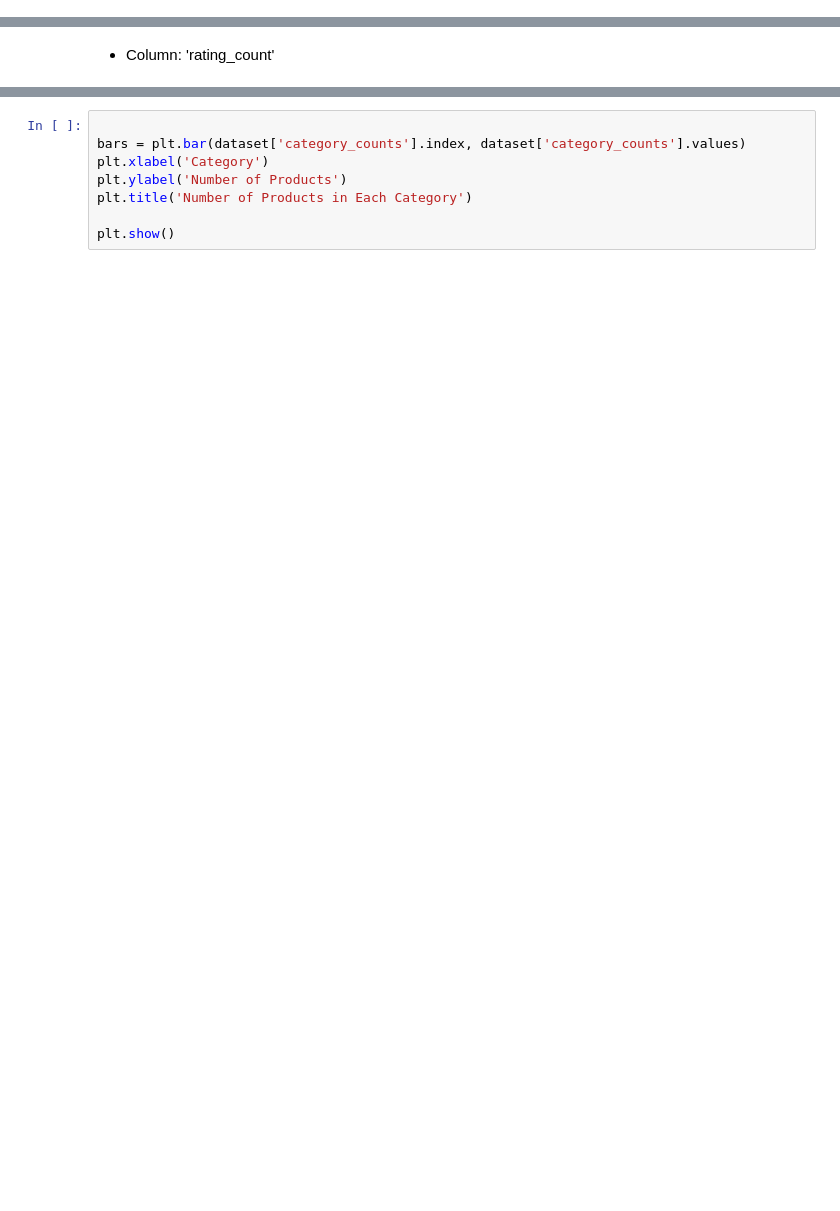
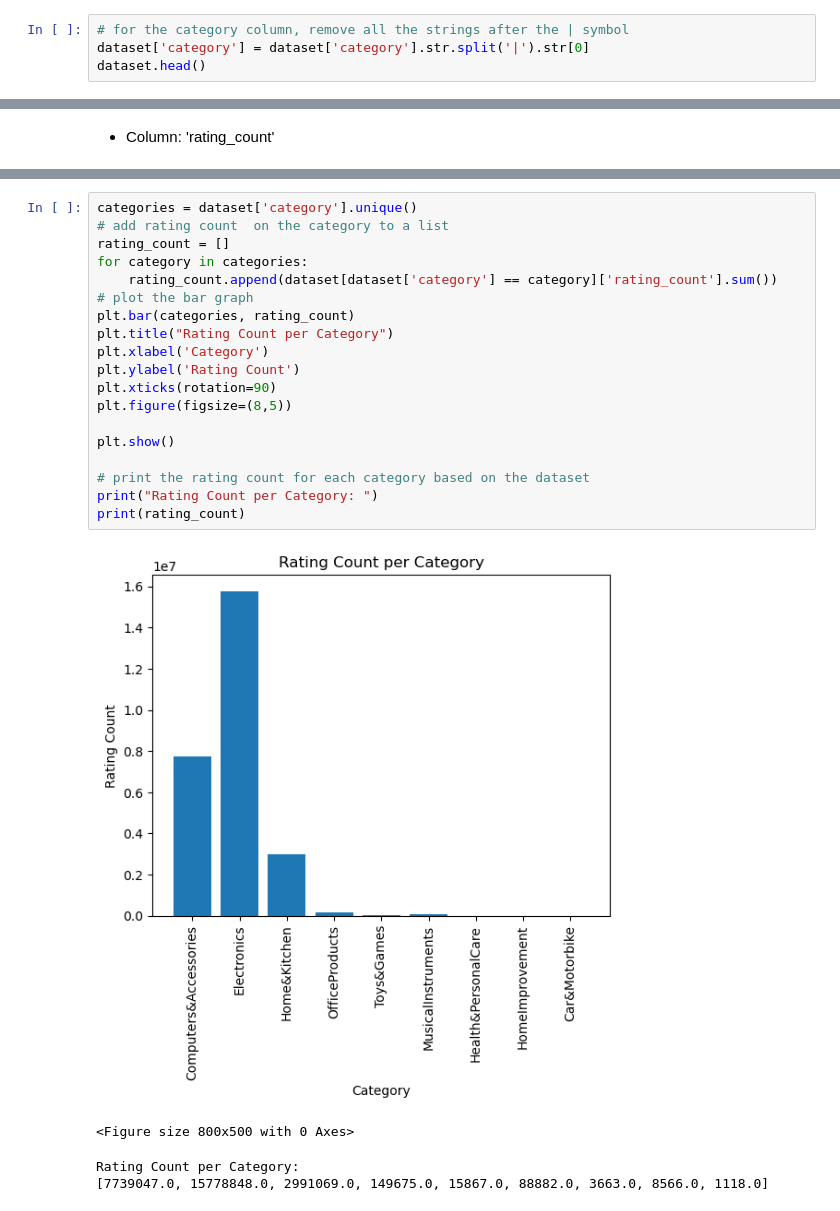
Before and after one commit to sanchick02/DSPAssignment, a Jupyter notebook: Product_Recommendation_System_(1).ipynb, the cells around one changed output, grey strips where cells are left out. Saved outputs shown, nothing was run; the diff lists cells and outputs as text; blank space fills up the shorter version.

Commit message:
Rating Count Per Category Bar Graph

```diff
--- a/Product_Recommendation_System_(1).ipynb
+++ b/Product_Recommendation_System_(1).ipynb
@@ -64,3 +64,7 @@ dataset.head()
 | 2 | B002SZEOLG | TP-Link Nano USB WiFi Dongle 150M... | Computers&Accessories|NetworkingD... | 749.0 | 1339.0 | 44% | 4.2 | ... |
 | 3 | B003B00484 | Duracell Plus AAA Rechargeable Ba... | Electronics|GeneralPurposeBatteri... | 399.0 | 499.0 | 20% | 4.3 | ... |
 | 4 | B003L62T7W | Logitech B100 Wired USB Mouse, 3 ... | Computers&Accessories|Accessories... | 279.0 | 375.0 | 26% | 4.3 | ... |
+# %%
+# for the category column, remove all the strings after the | symbol
+dataset['category'] = dataset['category'].str.split('|').str[0]
+dataset.head()
@@ -161,8 +249,24 @@ plt.show()
-# %%
-
-bars = plt.bar(dataset['category_counts'].index, dataset['category_counts'].values)
-plt.xlabel('Category')
-plt.ylabel('Number of Products')
-plt.title('Number of Products in Each Category')
-
-plt.show()
+# %%
+categories = dataset['category'].unique()
+# add rating count  on the category to a list
+rating_count = []
+for category in categories:
+    rating_count.append(dataset[dataset['category'] == category]['rating_count'].sum())
+# plot the bar graph
+plt.bar(categories, rating_count)
+plt.title("Rating Count per Category")
+plt.xlabel('Category')
+plt.ylabel('Rating Count')
+plt.xticks(rotation=90)
+plt.figure(figsize=(8,5))
+
+plt.show()
+
+# print the rating count for each category based on the dataset
+print("Rating Count per Category: ")
+print(rating_count)
+# %% [output]
+[figure, added]
+<Figure size 800x500 with 0 Axes>
+Rating Count per Category:
+[7739047.0, 15778848.0, 2991069.0, 149675.0, 15867.0, 88882.0, 3663.0, 8566.0, 1118.0]
```
Also changed, not shown: parts of 9 cells of this notebook, 1 other file.
